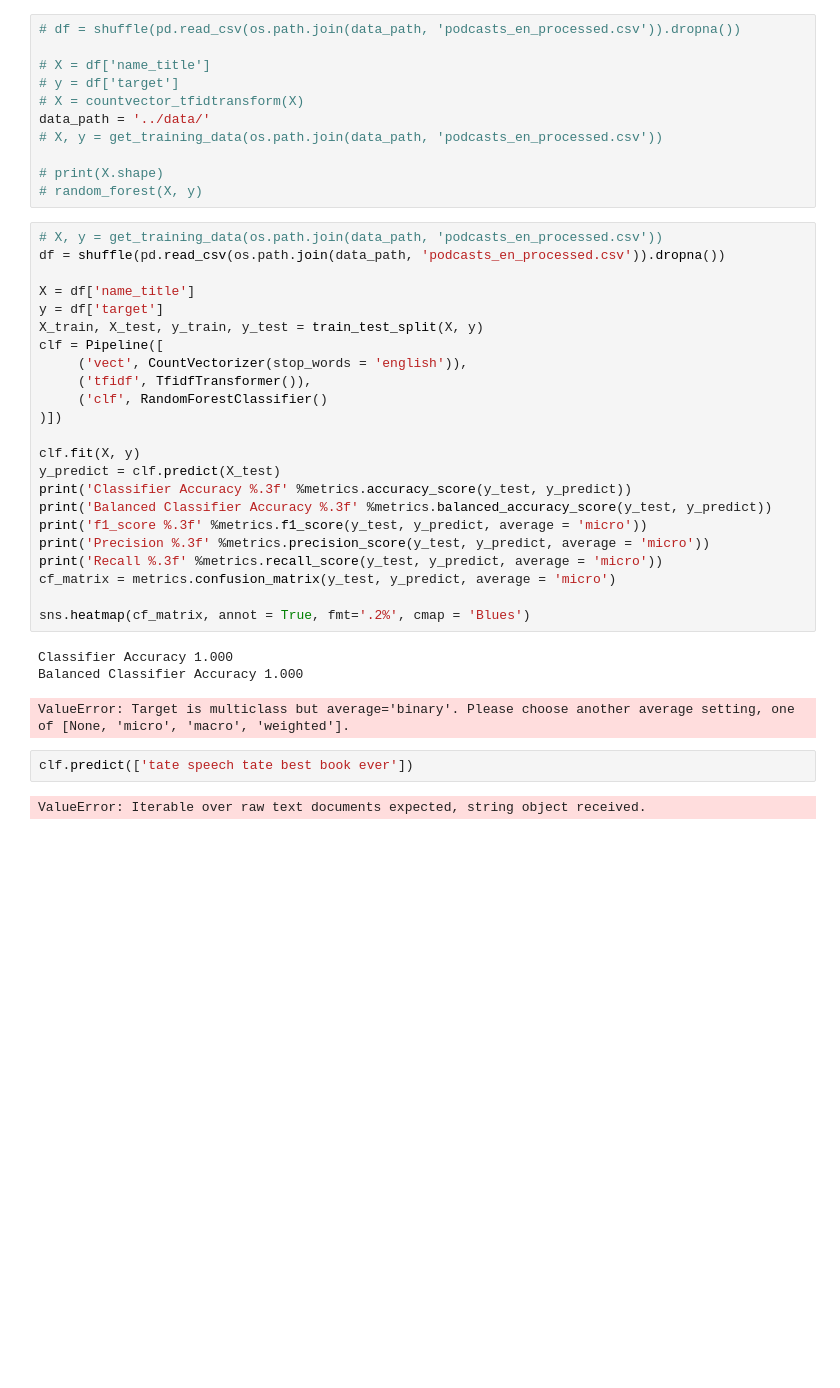
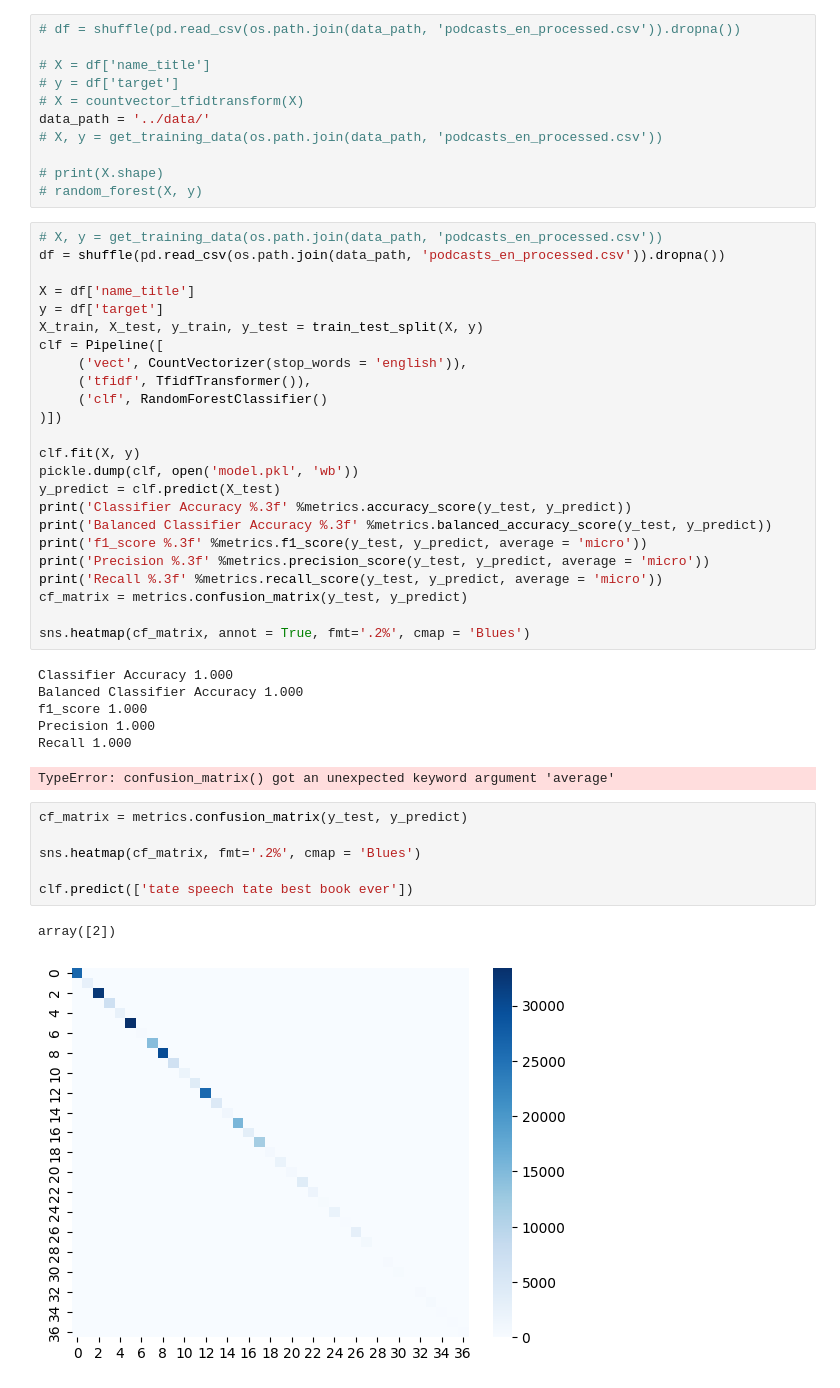
Before and after one commit to SharhadBashar/Podcast_IQ, a Jupyter notebook: notebook/test.ipynb, the cells around one changed output. Saved outputs shown, nothing was run; the diff lists cells and outputs as text; blank space fills up the shorter version.

```diff
--- a/notebook/test.ipynb
+++ b/notebook/test.ipynb
@@ -323,20 +328,29 @@ clf = Pipeline([
 )])
 
 clf.fit(X, y)
+pickle.dump(clf, open('model.pkl', 'wb'))
 y_predict = clf.predict(X_test)
 print('Classifier Accuracy %.3f' %metrics.accuracy_score(y_test, y_predict))
 print('Balanced Classifier Accuracy %.3f' %metrics.balanced_accuracy_score(y_test, y_predict))
 print('f1_score %.3f' %metrics.f1_score(y_test, y_predict, average = 'micro'))
 print('Precision %.3f' %metrics.precision_score(y_test, y_predict, average = 'micro'))
 print('Recall %.3f' %metrics.recall_score(y_test, y_predict, average = 'micro'))
-cf_matrix = metrics.confusion_matrix(y_test, y_predict, average = 'micro')
+cf_matrix = metrics.confusion_matrix(y_test, y_predict)
 
 sns.heatmap(cf_matrix, annot = True, fmt='.2%', cmap = 'Blues')
 # %% [output]
 Classifier Accuracy 1.000
 Balanced Classifier Accuracy 1.000
+f1_score 1.000
+Precision 1.000
+Recall 1.000
-ValueError: Target is multiclass but average='binary'. Please choose another average setting, one of [None, 'micro', 'macro', 'weighted'].
+TypeError: confusion_matrix() got an unexpected keyword argument 'average'
 # %%
+cf_matrix = metrics.confusion_matrix(y_test, y_predict)
+
+sns.heatmap(cf_matrix, fmt='.2%', cmap = 'Blues')
+
 clf.predict(['tate speech tate best book ever'])
 # %% [output]
-ValueError: Iterable over raw text documents expected, string object received.
+array([2])
+[figure, added]
```
Also changed, not shown: parts of 5 cells of this notebook, 9 other files.
